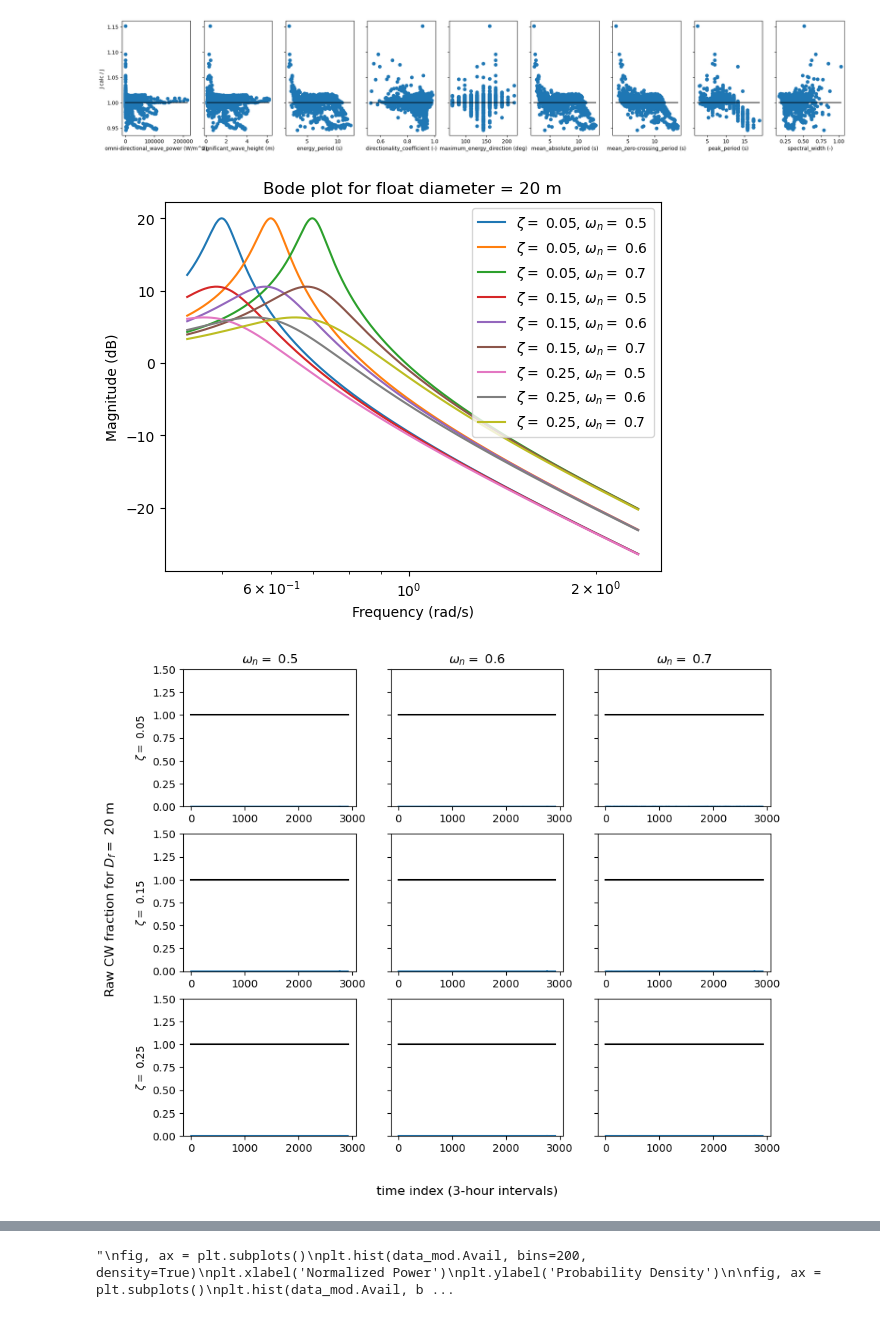
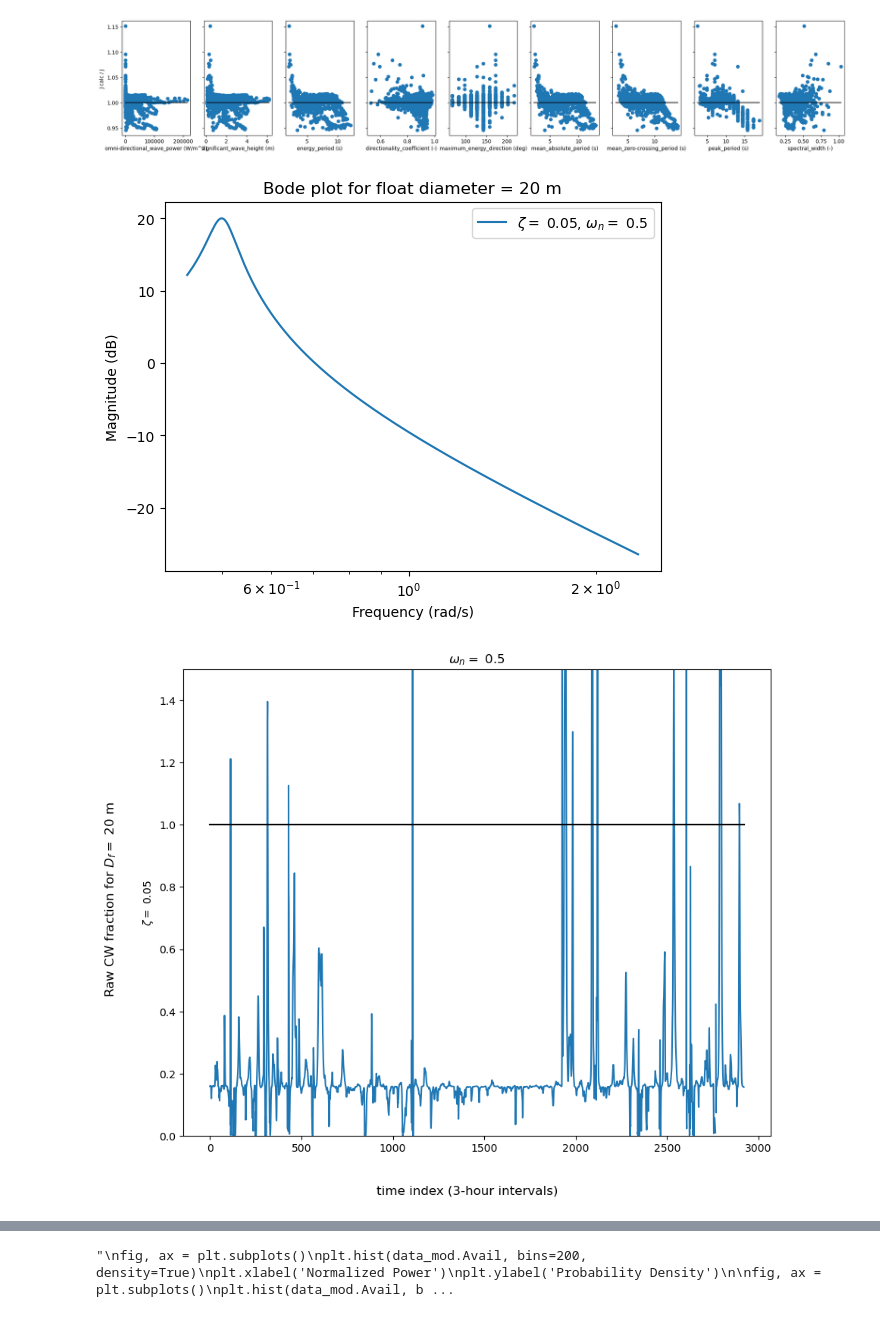
Before and after one commit to symbiotic-engineering/WEC-DECIDER, a Jupyter notebook: .calkit/notebooks/executed/modules/CEM/make_additional_tech_csv.ipynb, the cells around one changed output, grey strips where cells are left out. Cells and saved outputs as stored; diff of their text form; code cells hidden in the pictures.

```diff
--- a/.calkit/notebooks/executed/modules/CEM/make_additional_tech_csv.ipynb
+++ b/.calkit/notebooks/executed/modules/CEM/make_additional_tech_csv.ipynb
@@ -93,16 +93,17 @@ Text(0, 0.5, 'J calc / J ')
 G = 1 # gain for heave (=2 for surge/pitch)
 omega = 2 * np.pi / data_mod["mean_zero-crossing_period_0"]
 
-zeta_range = [0.05, 0.15, 0.25]#[0.01, 0.05, 0.1, 0.2, 1]
-omega_n_range = [0.5, 0.6, 0.7]#[0.4, 0.5, 0.6, 0.7, 1.5]
+zeta_range = [0.05]#[0.01, 0.05, 0.1, 0.2, 1]
+omega_n_range = [0.5]#[0.4, 0.5, 0.6, 0.7, 1.5]
 float_diam_range = [20] #[5, 15, 25, 35]  # in meters
 
 ZETA, OMEGA, OMEGA_N, D_f = np.meshgrid(zeta_range, omega, omega_n_range, float_diam_range)
 
 h = 85 # water depth in meters
 k = wave.resource.wave_number(omega/ (2*np.pi), h)  # wave number
-_,K,_,_ = np.meshgrid(zeta_range, k, omega_n_range, float_diam_range)
-mag_B_0_e = -0.0898 * K + 0.0217 # see fit in MDOcean/dev/B_0_e_vs_frequency.m
+_,K,_,_ = np.meshgrid(zeta_range, k, omega_n_range, float_diam_range) # wave number mesh, to mimic omega mesh
+mag_B_0_e_nondim = -0.0898 * K + 0.0217 # see fit in MDOcean/dev/B_0_e_vs_frequency.m
+mag_B_0_e = mag_B_0_e_nondim * h
 
 denom = np.cosh(K*h) * np.abs(Hankel(0,K*D_f/2))
 N_0 = 1 / 2 * (1 + np.sinh(2 * K * h) / (2 * K * h))
@@ -137,24 +138,34 @@ for d_idx in range(len(float_diam_range)):
     ax.set_title("Bode plot for float diameter = " + str(float_diam_range[d_idx]) + " m")
     ax.legend()
 # %% [output]
-[figure, old version]
+[figure, new version]
 # %%
 # plot time series of CW fraction
 for d_idx in range(len(float_diam_range)):
     fig, ax = plt.subplots(len(zeta_range), len(omega_n_range), sharey=True, figsize=(10,8))
     for z_idx in range(len(zeta_range)):
         for o_idx in range(len(omega_n_range)):
-            ax[z_idx, o_idx].plot(CW_frac_raw[:, z_idx, o_idx])
-            ax[z_idx, o_idx].plot([0, len(CW_frac_raw[:, z_idx, o_idx])], [1, 1], 'k')
+            # deal with axes size for scalars
+            if len(zeta_range) == 1 and len(omega_n_range) == 1:
+                ax_obj = ax
+            elif len(zeta_range) == 1:
+                ax_obj = ax[o_idx]
+            elif len(omega_n_range) == 1:
+                ax_obj = ax[z_idx]
+            else:
+                ax_obj = ax[z_idx, o_idx]
+
+            ax_obj.plot(CW_frac_raw[:, z_idx, o_idx])
+            ax_obj.plot([0, len(CW_frac_raw[:, z_idx, o_idx])], [1, 1], 'k')
             if z_idx == 0:
-                ax[z_idx, o_idx].set_title("$\omega_n =$ " + str(omega_n_range[o_idx]))
+                ax_obj.set_title("$\omega_n =$ " + str(omega_n_range[o_idx]))
             if o_idx == 0:
-                ax[z_idx, o_idx].set_ylabel("$\zeta =$ " + str(zeta_range[z_idx]))
-            ax[z_idx, o_idx].set_ylim([0, 1.5])
+                ax_obj.set_ylabel("$\zeta =$ " + str(zeta_range[z_idx]))
+            ax_obj.set_ylim([0, 1.5])
     fig.supxlabel("time index (3-hour intervals)")
     fig.supylabel("Raw CW fraction for $D_f =$ " + str(float_diam_range[d_idx]) + " m")
 # %% [output]
-[figure, old version]
+[figure, new version]
 # %%
 # Apply different power limits for each zeta and omega_n
 P_lim_list = np.concatenate( (np.linspace(0.005, 0.025, num=5), np.linspace(0.03, 0.09, num=7), np.linspace(0.1,0.9,num=9)) )
```
Also changed, not shown: parts of 6 cells of this notebook, 9 other files.
